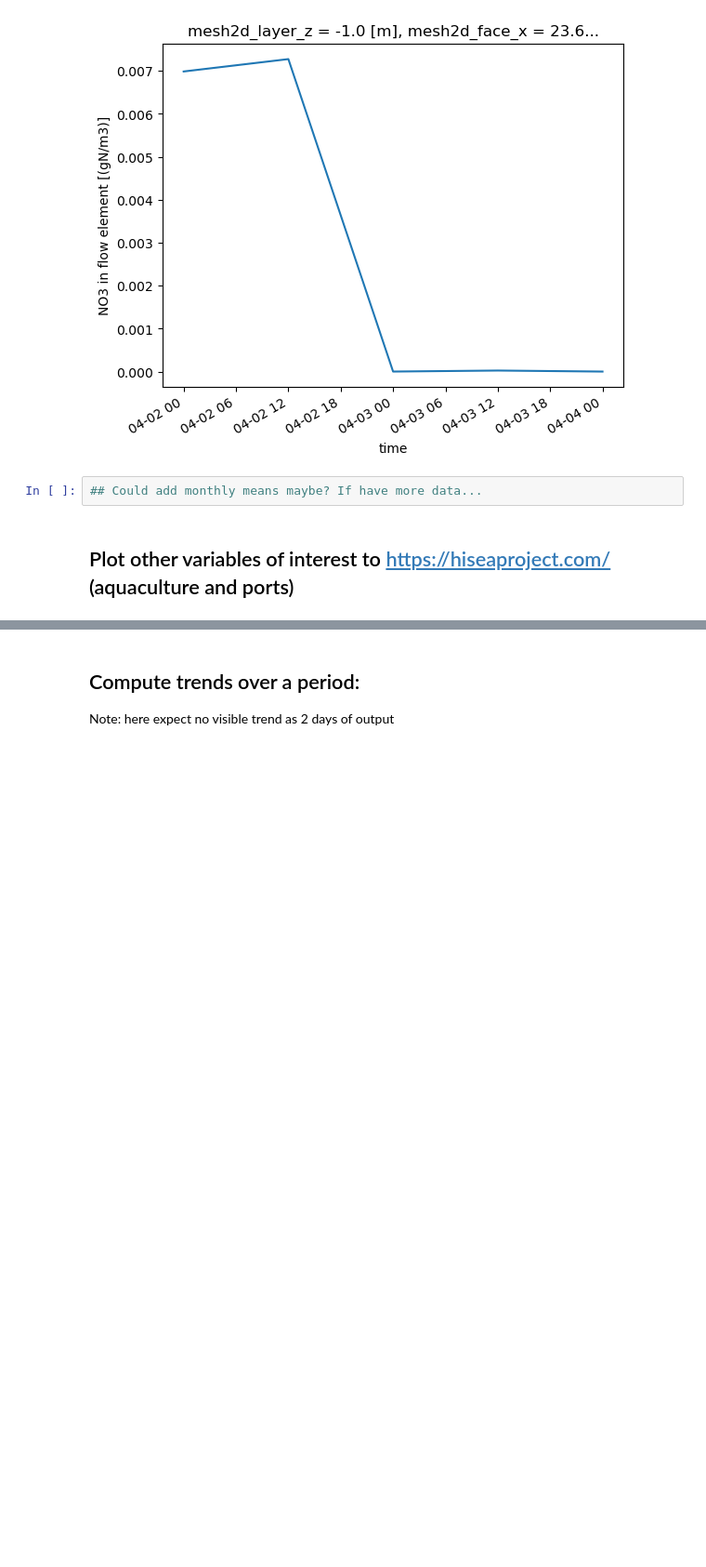
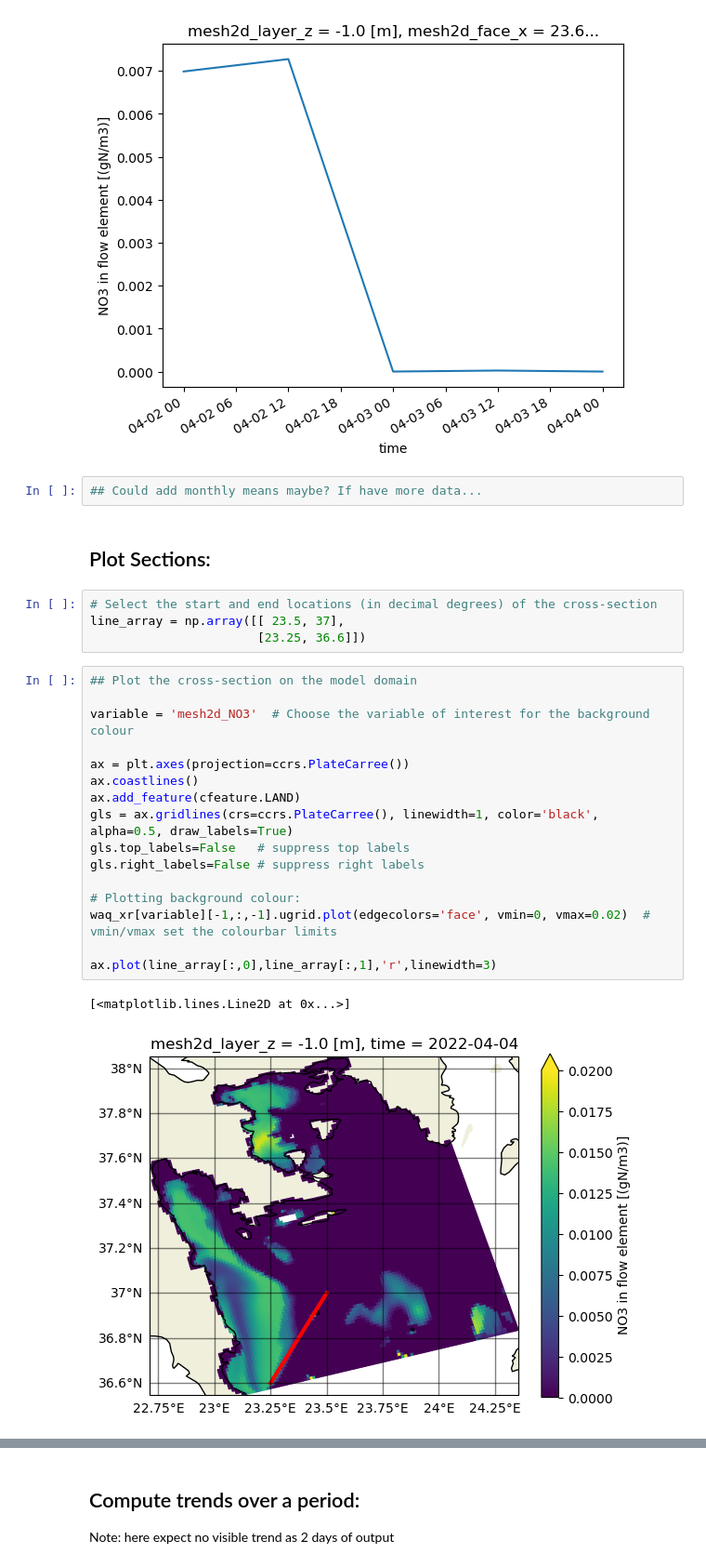
Before and after one commit to c-scale-community/workflow-coastal-hydrowaq, a Jupyter notebook: notebooks/example_visuals.ipynb, the cells around one changed output, grey strips where cells are left out. Shown at 93% size. Cells and saved outputs as stored; diff of their text form; blank space fills up the shorter version.

```diff
--- a/notebooks/example_visuals.ipynb
+++ b/notebooks/example_visuals.ipynb
@@ -253,5 +346,28 @@ ts.plot()
 [figure]
 # %%
 ## Could add monthly means maybe? If have more data...
-# %% [markdown]
-## Plot other variables of interest to https://hiseaproject.com/ (aquaculture and ports)
+# %% [markdown]
+## Plot Sections:
+# %%
+# Select the start and end locations (in decimal degrees) of the cross-section
+line_array = np.array([[ 23.5, 37],
+                       [23.25, 36.6]])
+# %%
+## Plot the cross-section on the model domain
+
+variable = 'mesh2d_NO3'  # Choose the variable of interest for the background colour
+
+ax = plt.axes(projection=ccrs.PlateCarree())
+ax.coastlines()
+ax.add_feature(cfeature.LAND)
+gls = ax.gridlines(crs=ccrs.PlateCarree(), linewidth=1, color='black', alpha=0.5, draw_labels=True)
+gls.top_labels=False   # suppress top labels
+gls.right_labels=False # suppress right labels
+
+# Plotting background colour:
+waq_xr[variable][-1,:,-1].ugrid.plot(edgecolors='face', vmin=0, vmax=0.02)  # vmin/vmax set the colourbar limits
+
+ax.plot(line_array[:,0],line_array[:,1],'r',linewidth=3)
+# %% [output]
+[<matplotlib.lines.Line2D at 0x...>]
+[figure, added]
```
Also changed, not shown: parts of 16 cells of this notebook.
